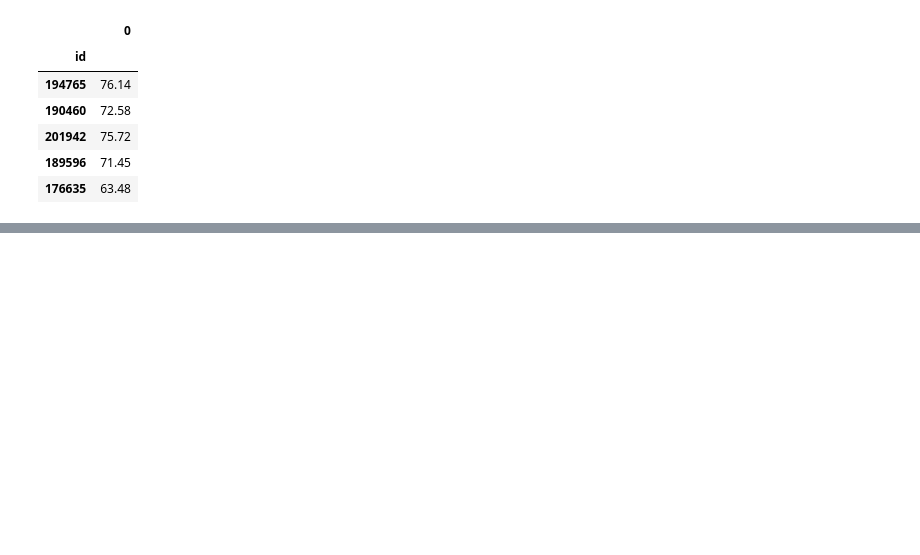
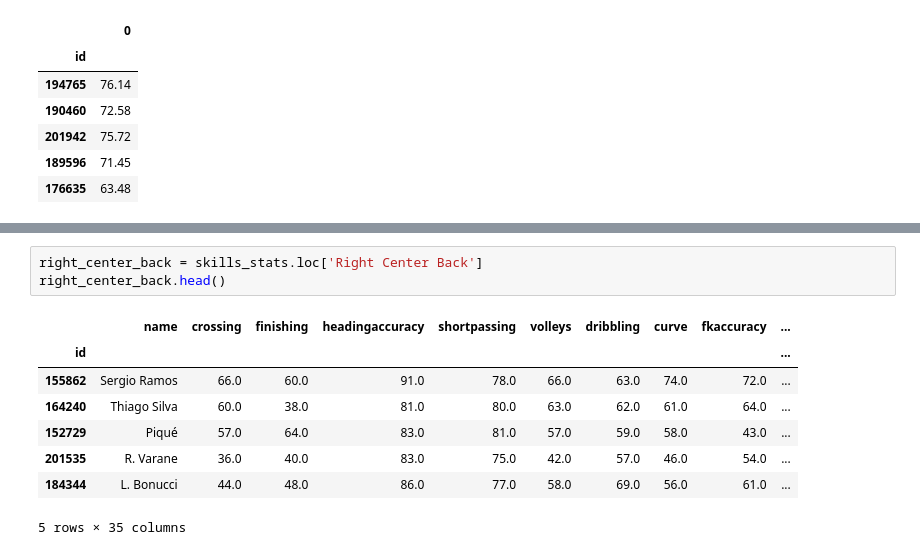
Before and after one commit to fifa-19-player-stats/data, a Jupyter notebook: code/FIFA19_PositionStats.ipynb, the cells around one changed output, grey strips where cells are left out. Drawn from its saved outputs; the diff is of its cells as text; blank space fills up the shorter version.

```diff
--- a/code/FIFA19_PositionStats.ipynb
+++ b/code/FIFA19_PositionStats.ipynb
@@ -583,0 +1130,12 @@ right_attacking_midfielder.head()
+# %%
+right_center_back = skills_stats.loc['Right Center Back']
+right_center_back.head()
+# %% [output]
+|  | name | crossing | finishing | headingaccuracy | shortpassing | volleys | dribbling | curve | fkaccuracy | ... |
+| id |  |  |  |  |  |  |  |  |  | ... |
+| 155862 | Sergio Ramos | 66.0 | 60.0 | 91.0 | 78.0 | 66.0 | 63.0 | 74.0 | 72.0 | ... |
+| 164240 | Thiago Silva | 60.0 | 38.0 | 81.0 | 80.0 | 63.0 | 62.0 | 61.0 | 64.0 | ... |
+| 152729 | Piqué | 57.0 | 64.0 | 83.0 | 81.0 | 57.0 | 59.0 | 58.0 | 43.0 | ... |
+| 201535 | R. Varane | 36.0 | 40.0 | 83.0 | 75.0 | 42.0 | 57.0 | 46.0 | 54.0 | ... |
+| 184344 | L. Bonucci | 44.0 | 48.0 | 86.0 | 77.0 | 58.0 | 69.0 | 56.0 | 61.0 | ... |
+5 rows × 35 columns
```
Also changed, not shown: parts of 62 cells of this notebook, 27 other files.
